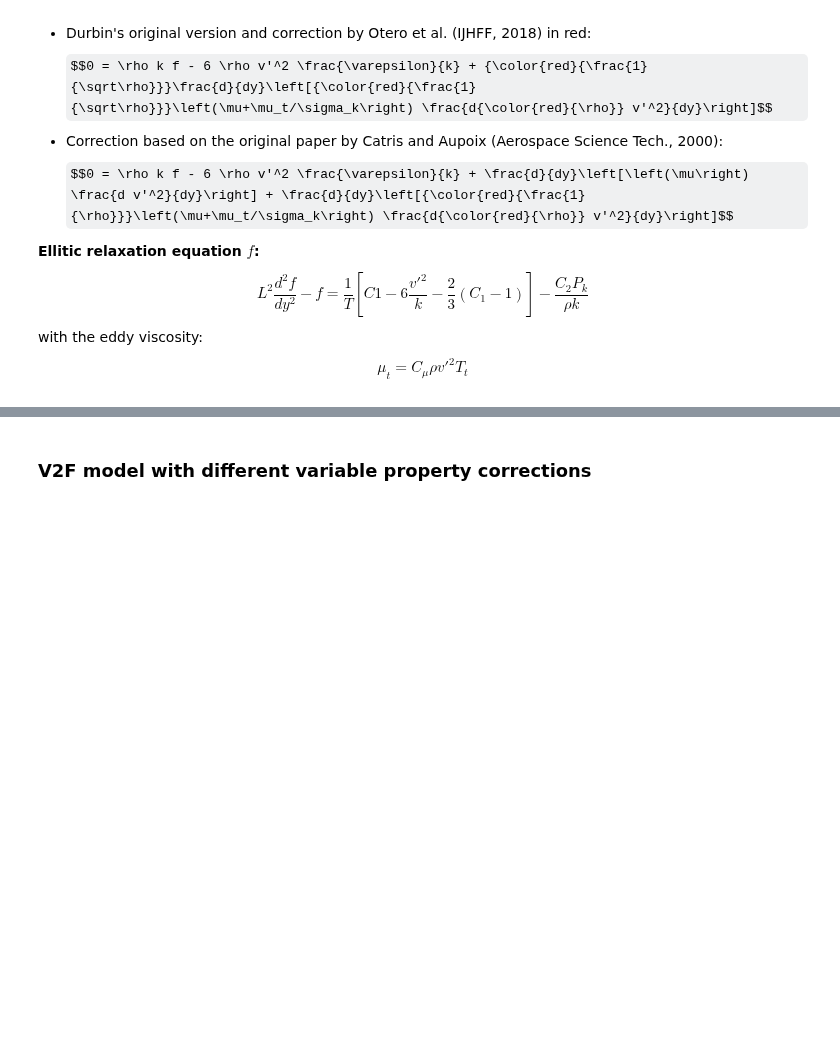
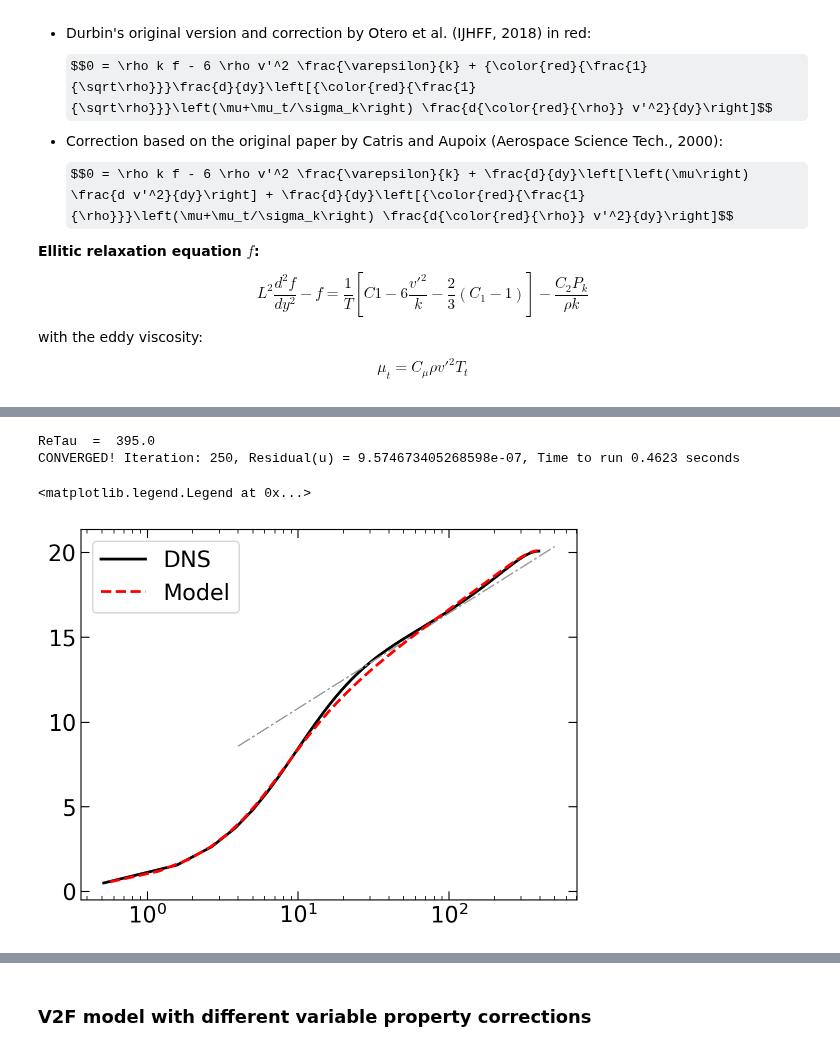
Before and after one commit to Fluid-Dynamics-Of-Energy-Systems-Team/RANS_Channel, a Jupyter notebook: main.ipynb, the cells around one changed output, grey strips where cells are left out. Cells and saved outputs as stored; diff of their text form; code cells hidden in the pictures; some formulas as TeX source; blank space fills up the shorter version.

```diff
--- a/main.ipynb
+++ b/main.ipynb
@@ -1032,0 +1039,20 @@ class V2F:
+# %%
+# DNS
+DNS = loadAPdata(dataRepo+'PatelEtAl_constProperty.txt')
+plt.semilogx(DNS['ypl'][1:], DNS['upl'][1:], '-', lw=2, color='0.0', label='DNS')
+
+# log-law
+ypTurb = 10**np.linspace(np.log10(4),np.log10(500),20)
+upTurb = 1/0.41*np.log(ypTurb) + 5.2
+plt.semilogx(ypTurb, upTurb, color='0.6', lw=1, dashes=(10,2,2,2))
+
+# RANS
+sol = solveRANS(mesh = Mesh(100, 2, 5), ReTau = 395, turbModel = MK())
+plt.semilogx(sol['ypl'][1:mesh.n//2], sol['upl'][1:mesh.n//2], 'r--', lw=2, label='Model')
+
+plt.legend()
+# %% [output]
+ReTau  =  395.0
+CONVERGED! Iteration: 250, Residual(u) = 9.574673405268598e-07, Time to run 0.4623 seconds
+<matplotlib.legend.Legend at 0x...>
+[figure, added]
```
Also changed, not shown: parts of 6 cells of this notebook.
